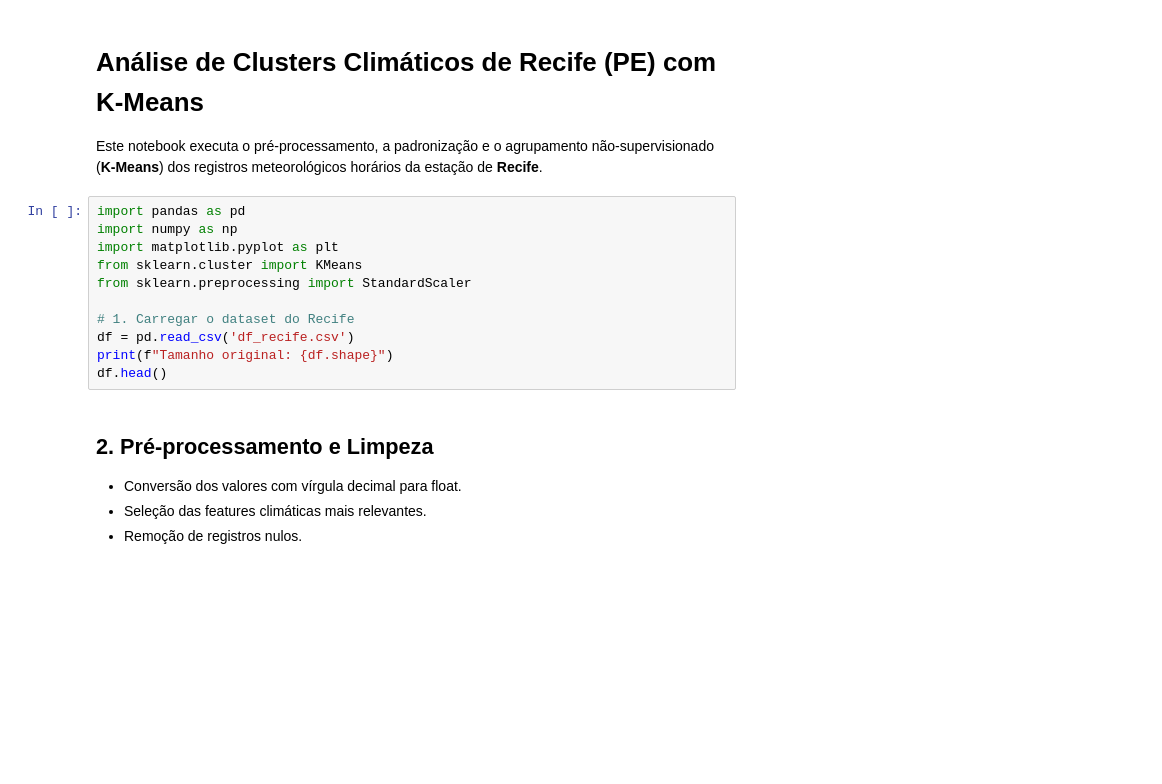
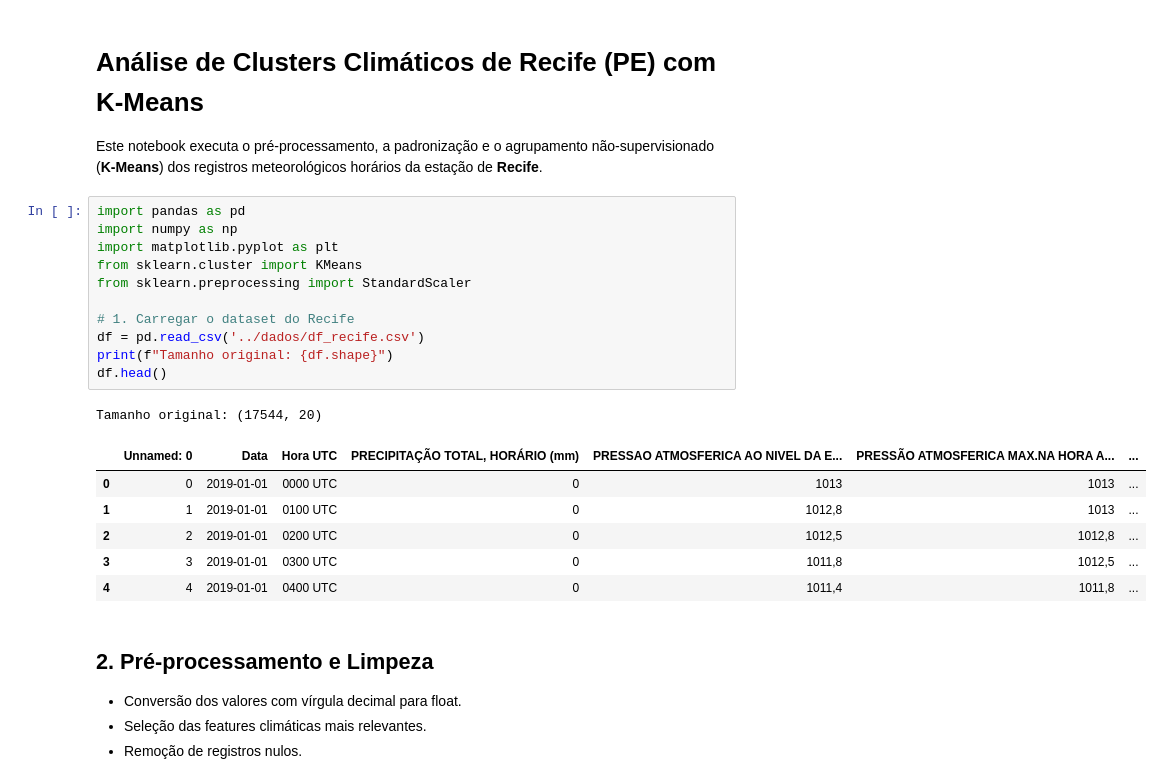
Before and after one commit to MisaelMarcos/PSI3, a Jupyter notebook: Notebooks/kmeans_recife.ipynb, the cells around one changed output. Cells and saved outputs as stored; diff of their text form; blank space fills up the shorter version.

```diff
--- a/Notebooks/kmeans_recife.ipynb
+++ b/Notebooks/kmeans_recife.ipynb
@@ -5,14 +5,22 @@ Este notebook executa o pré-processamento, a padronização e o agrupamento nã
 # %%
 import pandas as pd
 import numpy as np
 import matplotlib.pyplot as plt
 from sklearn.cluster import KMeans
 from sklearn.preprocessing import StandardScaler
 
 # 1. Carregar o dataset do Recife
-df = pd.read_csv('df_recife.csv')
+df = pd.read_csv('../dados/df_recife.csv')
 print(f"Tamanho original: {df.shape}")
 df.head()
+# %% [output]
+Tamanho original: (17544, 20)
+|  | Unnamed: 0 | Data | Hora UTC | PRECIPITAÇÃO TOTAL, HORÁRIO (mm) | PRESSAO ATMOSFERICA AO NIVEL DA E... | PRESSÃO ATMOSFERICA MAX.NA HORA A... | ... |
+| 0 | 0 | 2019-01-01 | 0000 UTC | 0 | 1013 | 1013 | ... |
+| 1 | 1 | 2019-01-01 | 0100 UTC | 0 | 1012,8 | 1013 | ... |
+| 2 | 2 | 2019-01-01 | 0200 UTC | 0 | 1012,5 | 1012,8 | ... |
+| 3 | 3 | 2019-01-01 | 0300 UTC | 0 | 1011,8 | 1012,5 | ... |
+| 4 | 4 | 2019-01-01 | 0400 UTC | 0 | 1011,4 | 1011,8 | ... |
 # %% [markdown]
 ## 2. Pré-processamento e Limpeza
 - Conversão dos valores com vírgula decimal para float.
```
Also changed, not shown: parts of 8 cells of this notebook, 1 other file.
